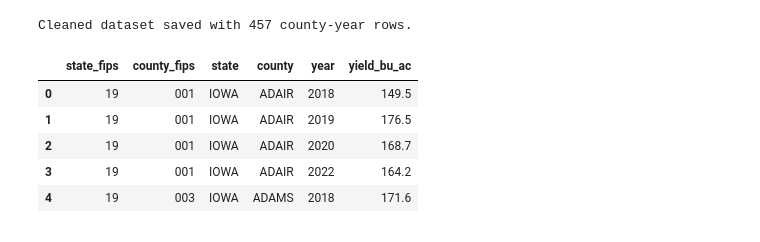
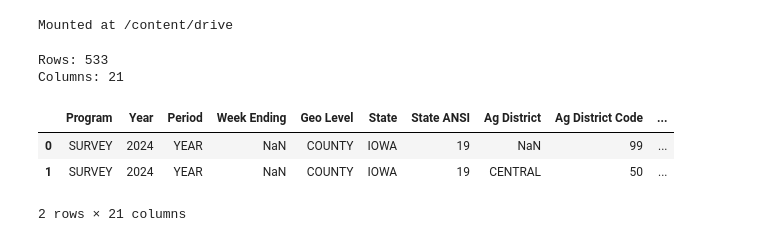
Before and after one commit to ryukf333/remote-sensing-crop-yield-ml, a Jupyter notebook: 01yield_cleaning.ipynb, the cells around one changed output. Cells and saved outputs as stored; diff of their text form; code cells hidden in the pictures.

```diff
--- a/01yield_cleaning.ipynb
+++ b/01yield_cleaning.ipynb
@@ -16,42 +3,31 @@ Drive mounted and directories set.
-# %%
-# 1. Load the raw data
-raw_path = os.path.join(raw_dir, 'nass_iowa_raw.csv')
-df = pd.read_csv(raw_path)
-
-# 2. Filter out missing or aggregate rows
-df = df[df['County ANSI'].notna()].copy()
-
-# 3. Clean and format the columns
-# Convert ANSI (FIPS) codes to strings and pad with leading zeros
-df['state_fips'] = df['State ANSI'].astype(int).astype(str).str.zfill(2)
-df['county_fips'] = df['County ANSI'].astype(int).astype(str).str.zfill(3)
-
-# Rename columns for clarity
-df = df.rename(columns={
-    'Year': 'year',
-    'State': 'state',
-    'County': 'county',
-    'Value': 'yield_bu_ac'
-})
-
-# 4. Remove any commas from yield values and convert to numeric
-df['yield_bu_ac'] = pd.to_numeric(df['yield_bu_ac'].astype(str).str.replace(',', ''), errors='coerce')
-
-# 5. Keep only our core columns
-core_cols = ['state_fips', 'county_fips', 'state', 'county', 'year', 'yield_bu_ac']
-df_clean = df[core_cols].sort_values(['county_fips', 'year']).reset_index(drop=True)
-
-# 6. Save the master index to the processed folder
-out_path = os.path.join(processed_dir, 'iowa_yield_2018_2022.csv')
-df_clean.to_csv(out_path, index=False)
-
-print(f"Cleaned dataset saved with {len(df_clean)} county-year rows.")
-display(df_clean.head())
-# %% [output]
-Cleaned dataset saved with 457 county-year rows.
-|  | state_fips | county_fips | state | county | year | yield_bu_ac |
-| 0 | 19 | 001 | IOWA | ADAIR | 2018 | 149.5 |
-| 1 | 19 | 001 | IOWA | ADAIR | 2019 | 176.5 |
-| 2 | 19 | 001 | IOWA | ADAIR | 2020 | 168.7 |
-| 3 | 19 | 001 | IOWA | ADAIR | 2022 | 164.2 |
-| 4 | 19 | 003 | IOWA | ADAMS | 2018 | 171.6 |
+# %%
+from google.colab import drive
+
+drive.mount('/content/drive')
+
+PROJECT_DIR = "/content/drive/MyDrive/Project_2_Crop_Yield"
+# %% [output]
+Mounted at /content/drive
+# %%
+import pandas as pd
+import os
+
+
+RAW_DIR = f"{PROJECT_DIR}/data_raw"
+PROCESSED_DIR = f"{PROJECT_DIR}/data_processed"
+
+file_path = f"{RAW_DIR}/nass_iowa_corn_yield_2019_2024.csv"
+
+df = pd.read_csv(file_path)
+
+print("Rows:", len(df))
+print("Columns:", len(df.columns))
+
+display(df.head(2))
+# %% [output]
+Rows: 533
+Columns: 21
+|  | Program | Year | Period | Week Ending | Geo Level | State | State ANSI | Ag District | Ag District Code | ... |
+| 0 | SURVEY | 2024 | YEAR | NaN | COUNTY | IOWA | 19 | NaN | 99 | ... |
+| 1 | SURVEY | 2024 | YEAR | NaN | COUNTY | IOWA | 19 | CENTRAL | 50 | ... |
+2 rows × 21 columns
```
Also changed, not shown: parts of 7 cells of this notebook.
